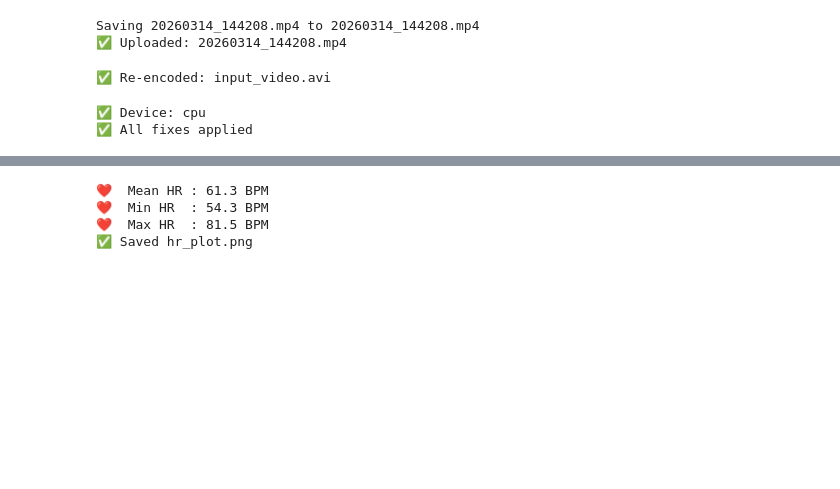
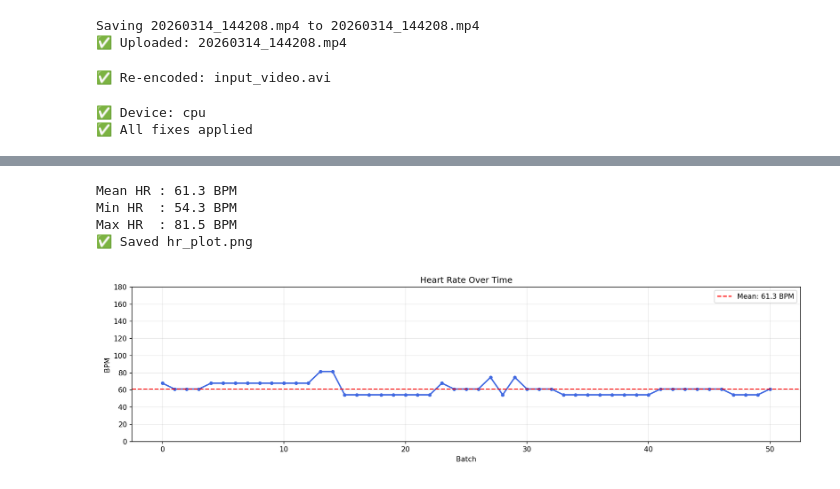
Before and after one commit to omkeshborse/Face-Scan-Poc, a Jupyter notebook: shenpoc.ipynb, the cells around one changed output, grey strips where cells are left out. Cells and saved outputs as stored; diff of their text form; code cells hidden in the pictures; blank space fills up the shorter version.

```diff
--- a/shenpoc.ipynb
+++ b/shenpoc.ipynb
@@ -116,9 +116,9 @@ import numpy as np
 
 hrs = np.load('hrs.npy')
 
-print(f'❤️  Mean HR : {np.mean(hrs):.1f} BPM')
-print(f'❤️  Min HR  : {np.min(hrs):.1f} BPM')
-print(f'❤️  Max HR  : {np.max(hrs):.1f} BPM')
+print(f'Mean HR : {np.mean(hrs):.1f} BPM')
+print(f'Min HR  : {np.min(hrs):.1f} BPM')
+print(f'Max HR  : {np.max(hrs):.1f} BPM')
 
 plt.figure(figsize=(14, 4))
 plt.plot(hrs, color='royalblue', linewidth=2, marker='o', markersize=4)
@@ -134,10 +134,15 @@ plt.savefig('hr_plot.png', dpi=150)
 plt.show()
 print('✅ Saved hr_plot.png')
 # %% [output]
-❤️  Mean HR : 61.3 BPM
-❤️  Min HR  : 54.3 BPM
-❤️  Max HR  : 81.5 BPM
+Mean HR : 61.3 BPM
+Min HR  : 54.3 BPM
+Max HR  : 81.5 BPM
 ✅ Saved hr_plot.png
+# %%
+from IPython.display import Image
+Image('hr_plot.png')
+# %% [output]
+[figure, added]
 # %%
 import numpy as np
 import matplotlib
```
Also changed, not shown: parts of 3 cells of this notebook.
